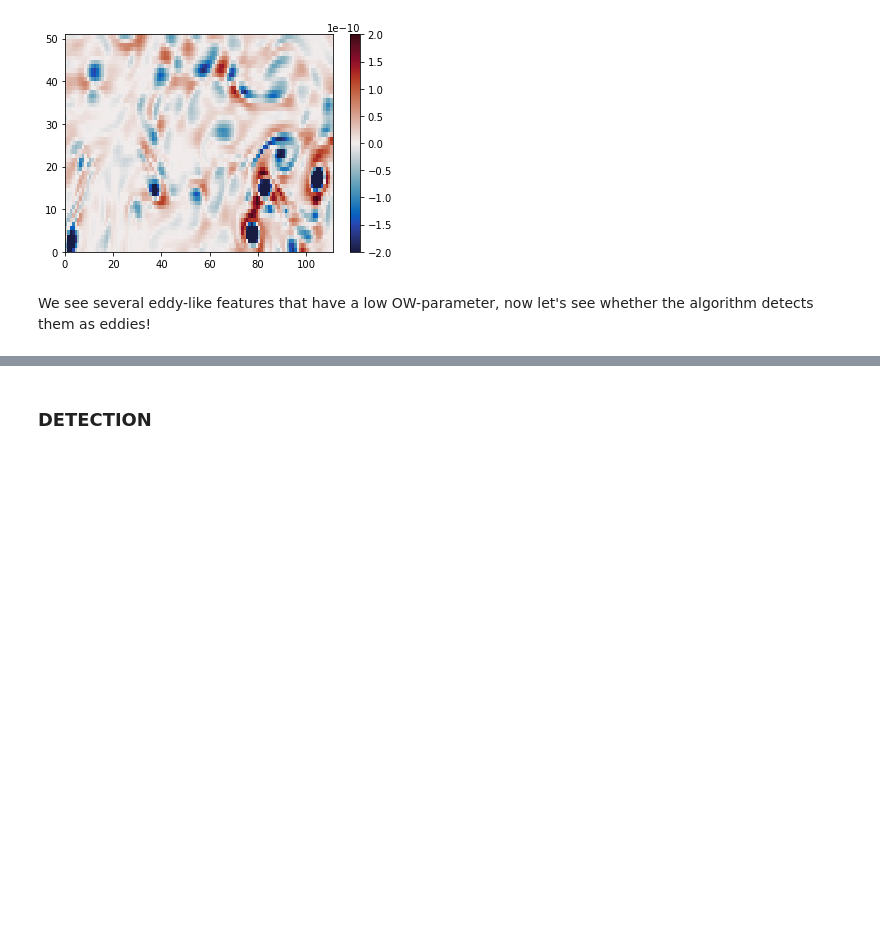
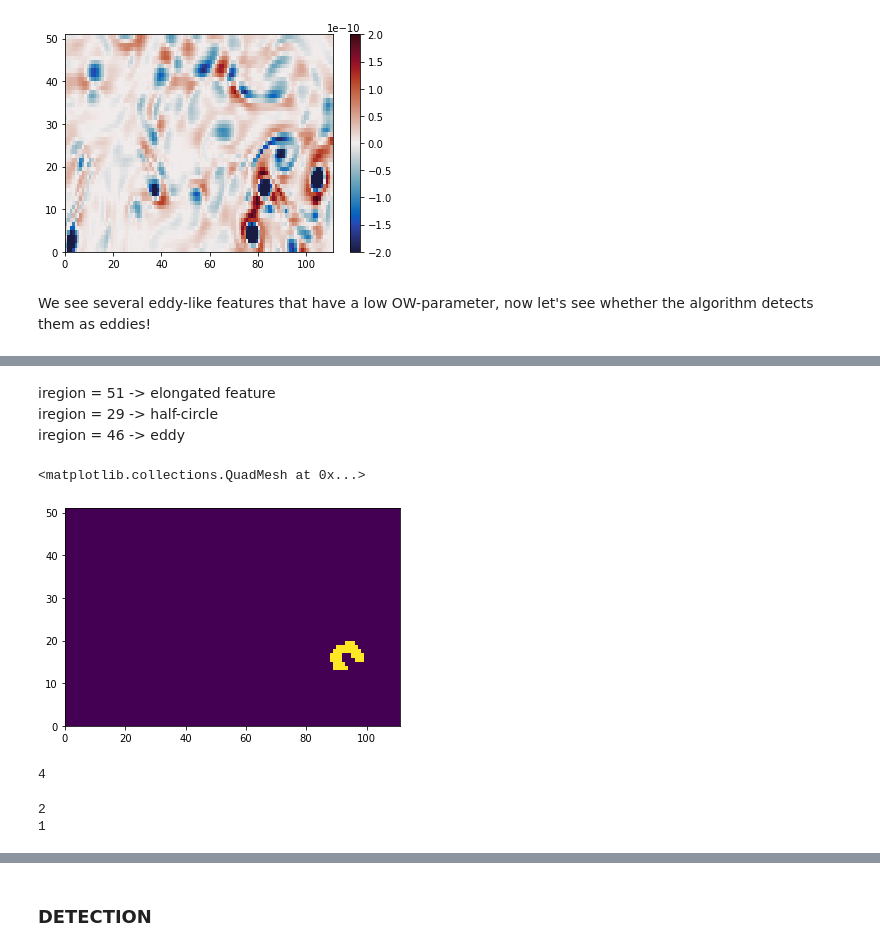
Before and after one commit to jk-rieck/eddytools, a Jupyter notebook: examples/run_eddytools_example_MITgcm_OW.ipynb, the cells around one changed output, grey strips where cells are left out. Cells and saved outputs as stored; diff of their text form; code cells hidden in the pictures; blank space fills up the shorter version.

```diff
--- a/examples/run_eddytools_example_MITgcm_OW.ipynb
+++ b/examples/run_eddytools_example_MITgcm_OW.ipynb
@@ -171,0 +237,9 @@ We see several eddy-like features that have a low OW-parameter, now let's see wh
+# %% [markdown]
+iregion = 51 -> elongated feature
+iregion = 29  -> half-circle
+iregion = 46 -> eddy
+# %%
+plt.pcolormesh(np.where(regions == iregion+1, regions, 0))
+# %% [output]
+<matplotlib.collections.QuadMesh at 0x...>
+[figure, added]
@@ -171,0 +264,4 @@ We see several eddy-like features that have a low OW-parameter, now let's see wh
+# %%
+min_width
+# %% [output]
+4
@@ -171,0 +271,6 @@ We see several eddy-like features that have a low OW-parameter, now let's see wh
+# %%
+print(X_peaks)
+print(Y_peaks)
+# %% [output]
+2
+1
```
Also changed, not shown: parts of 13 cells of this notebook, 3 other files.
